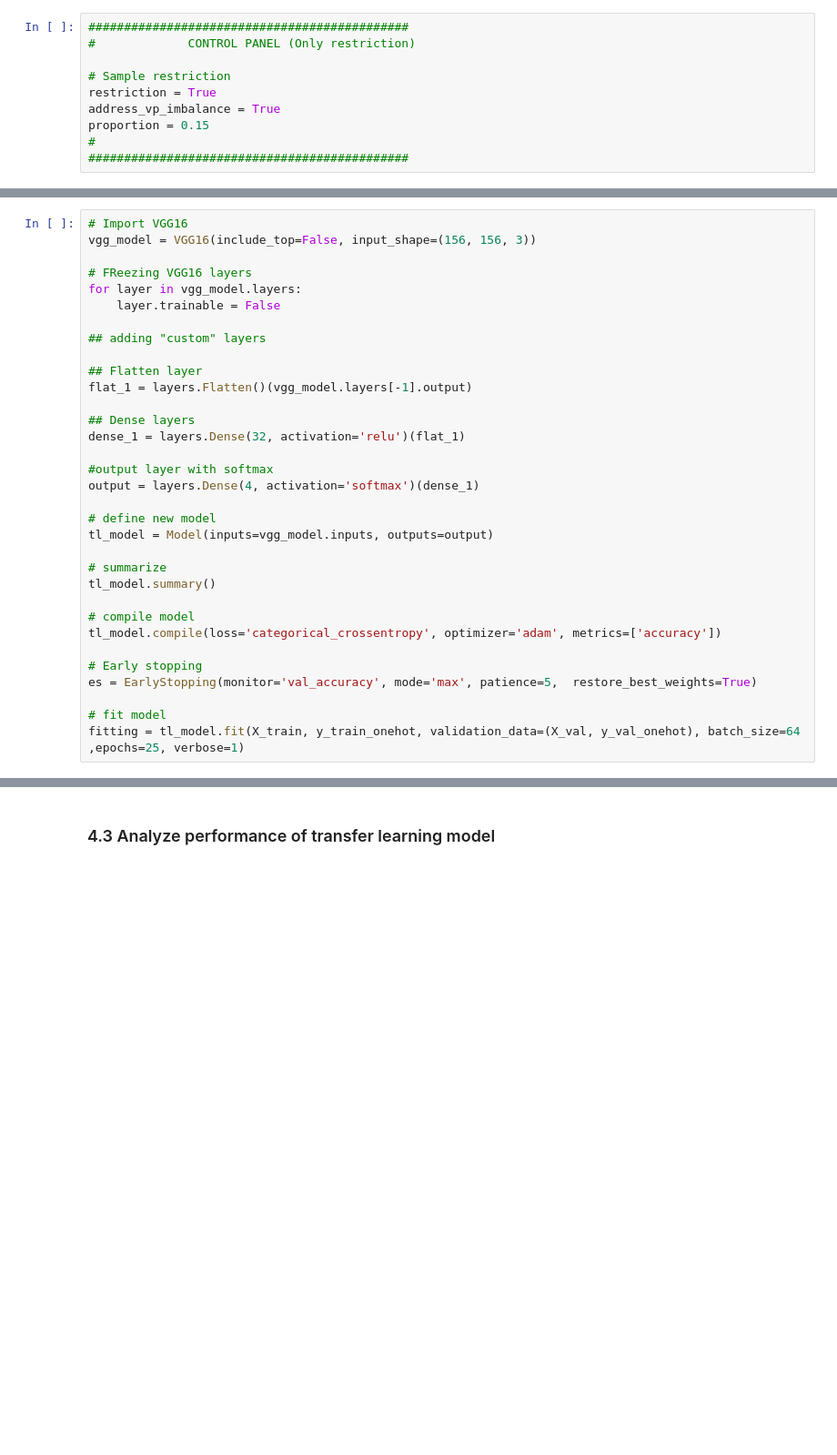
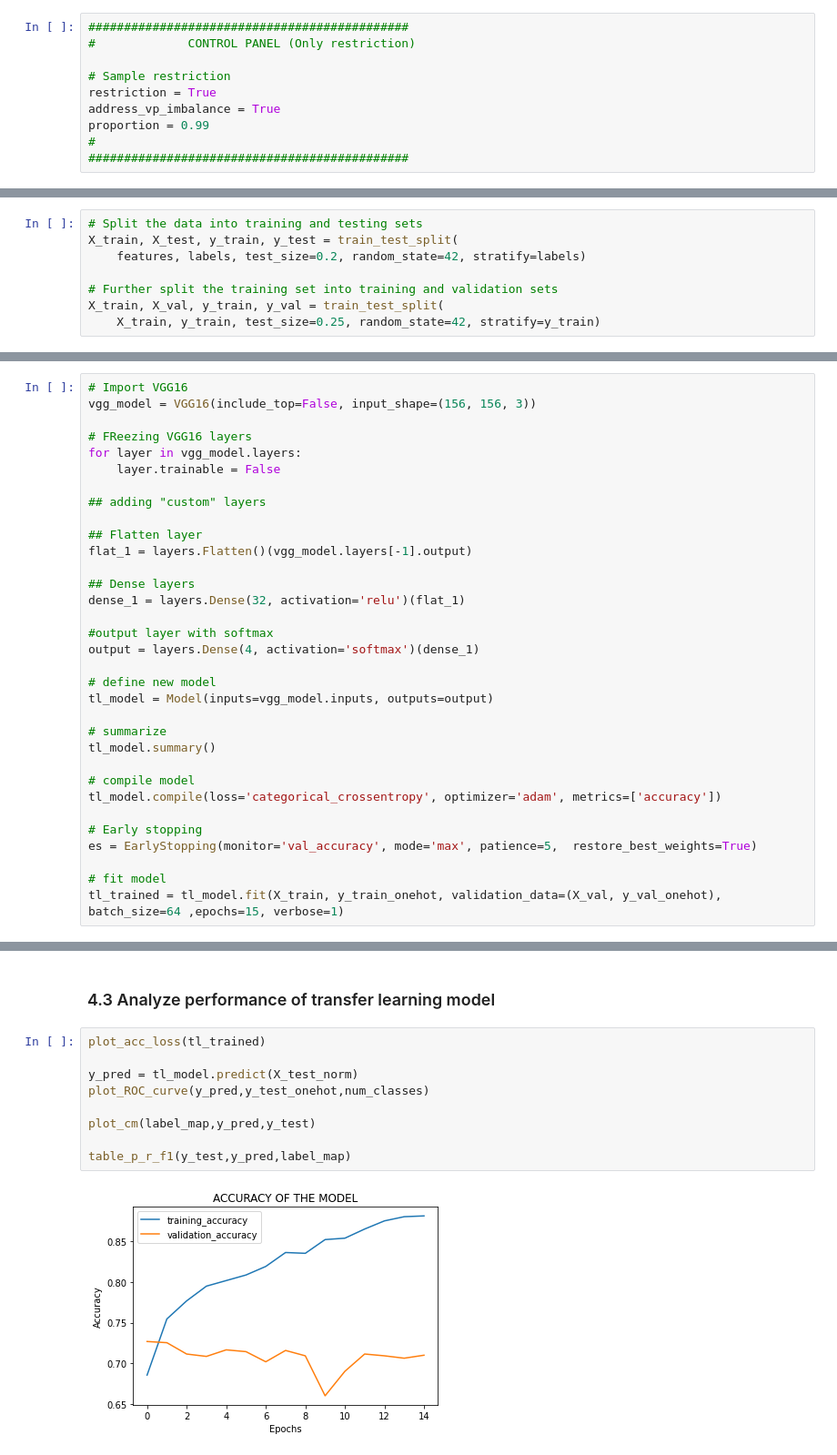
Before and after one commit to Evepp/covid_image_task_dlg9, a Jupyter notebook: DL_Assignment_baseline_restrict_ultralight.ipynb, the cells around one changed output, grey strips where cells are left out. Shown: that part at 91% size. Drawn from its saved outputs; the diff is of its cells as text; blank space fills up the shorter version.

```diff
--- a/DL_Assignment_baseline_restrict_ultralight.ipynb
+++ b/DL_Assignment_baseline_restrict_ultralight.ipynb
@@ -38,7 +46,7 @@ X_train, X_val, y_train, y_val = train_test_split(
 # Sample restriction
 restriction = True
 address_vp_imbalance = True
-proportion = 0.15
+proportion = 0.99
 #
 #############################################
 # %%
@@ -698,3 +721,11 @@ X_train, X_val, y_train, y_val = train_test_split(
+# %%
+# Split the data into training and testing sets
+X_train, X_test, y_train, y_test = train_test_split(
+    features, labels, test_size=0.2, random_state=42, stratify=labels)
+
+# Further split the training set into training and validation sets
+X_train, X_val, y_train, y_val = train_test_split(
+    X_train, y_train, test_size=0.25, random_state=42, stratify=y_train)
 # %%
 #############################################
 #             CONTROL PANEL (Transfer Learning)
@@ -812,5 +825,5 @@ tl_model.compile(loss='categorical_crossentropy', optimizer='adam', metrics=['ac
 es = EarlyStopping(monitor='val_accuracy', mode='max', patience=5,  restore_best_weights=True)
 
 # fit model
-fitting = tl_model.fit(X_train, y_train_onehot, validation_data=(X_val, y_val_onehot), batch_size=64 ,epochs=25, verbose=1)
+tl_trained = tl_model.fit(X_train, y_train_onehot, validation_data=(X_val, y_val_onehot), batch_size=64 ,epochs=15, verbose=1)
 # %% [output]
@@ -838,2 +847,13 @@ Epoch 1/25
 # %% [markdown]
 ### 4.3 Analyze performance of transfer learning model
+# %%
+plot_acc_loss(tl_trained)
+
+y_pred = tl_model.predict(X_test_norm)
+plot_ROC_curve(y_pred,y_test_onehot,num_classes)
+
+plot_cm(label_map,y_pred,y_test)
+
+table_p_r_f1(y_test,y_pred,label_map)
+# %% [output]
+[figure, added]
```
Also changed, not shown: parts of 8 cells of this notebook, 1 other file.
